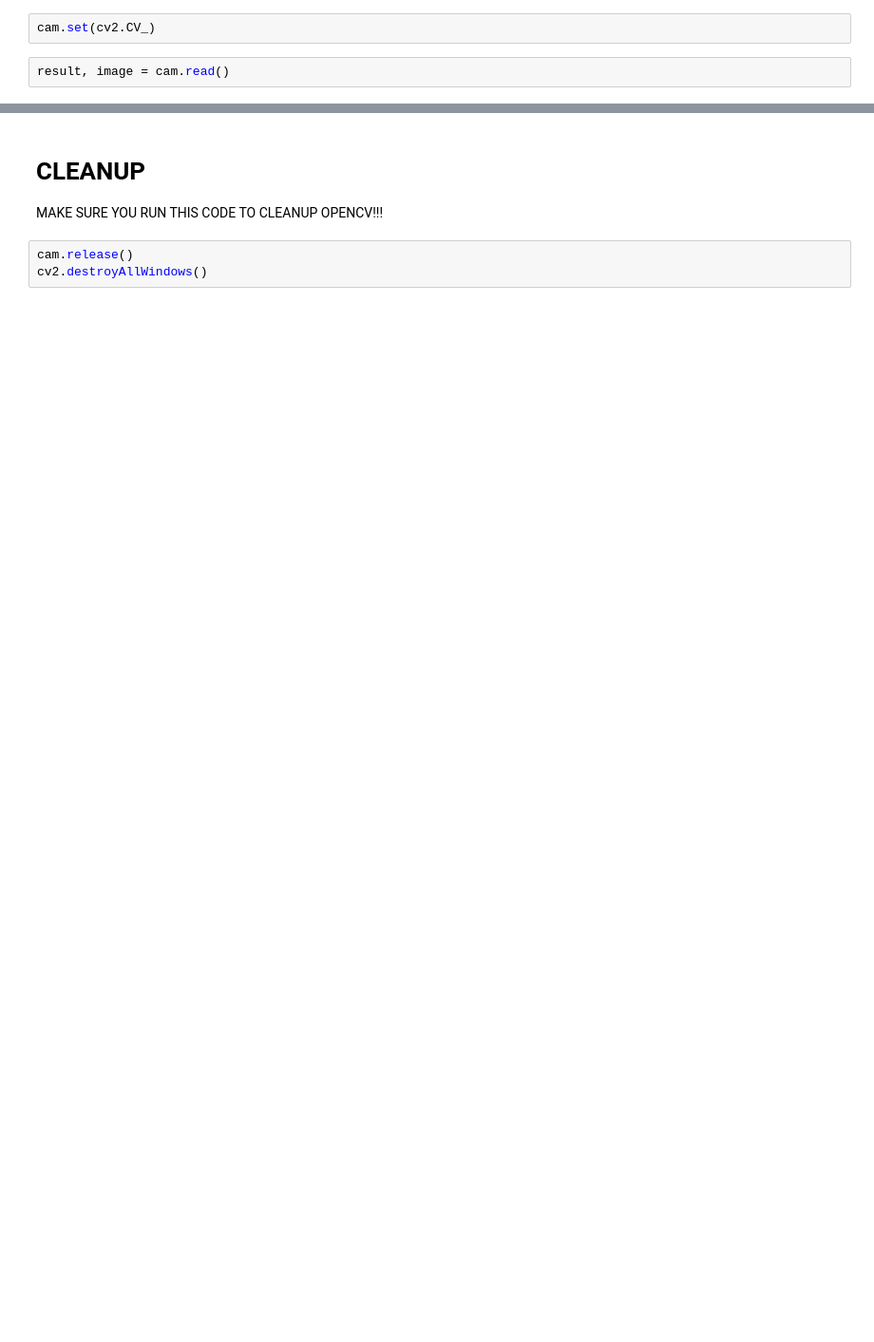
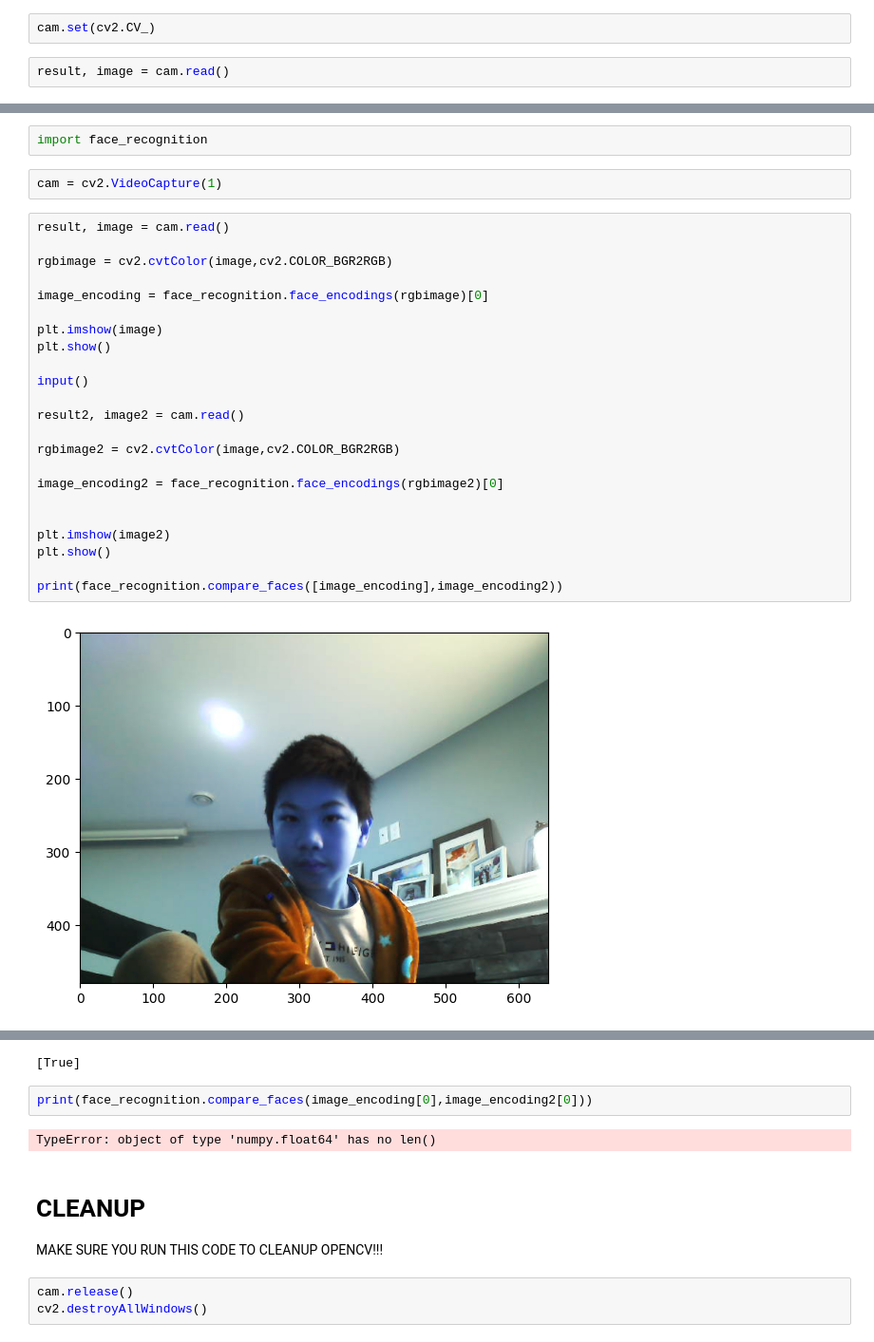
Before and after one commit to yuchestart/Security-System-Server, a Jupyter notebook: experimental/test1.ipynb, the cells around one changed output, grey strips where cells are left out. Shown at 95% size. Saved outputs shown, nothing was run; the diff lists cells and outputs as text; blank space fills up the shorter version.

```diff
--- a/experimental/test1.ipynb
+++ b/experimental/test1.ipynb
@@ -14,0 +15,29 @@ plt.show()
+# %%
+import face_recognition
+# %%
+cam = cv2.VideoCapture(1)
+# %%
+result, image = cam.read()
+
+rgbimage = cv2.cvtColor(image,cv2.COLOR_BGR2RGB)
+
+image_encoding = face_recognition.face_encodings(rgbimage)[0]
+
+plt.imshow(image)
+plt.show()
+
+input()
+
+result2, image2 = cam.read()
+
+rgbimage2 = cv2.cvtColor(image,cv2.COLOR_BGR2RGB)
+
+image_encoding2 = face_recognition.face_encodings(rgbimage2)[0]
+
+
+plt.imshow(image2)
+plt.show()
+
+print(face_recognition.compare_faces([image_encoding],image_encoding2))
+# %% [output]
+[figure, added]
@@ -15,3 +45,8 @@ plt.show()
+[True]
+# %%
+print(face_recognition.compare_faces(image_encoding[0],image_encoding2[0]))
+# %% [output]
+TypeError: object of type 'numpy.float64' has no len()
 # %% [markdown]
 # CLEANUP
 
```
Also changed, not shown: parts of 3 cells of this notebook, 2 other files.
